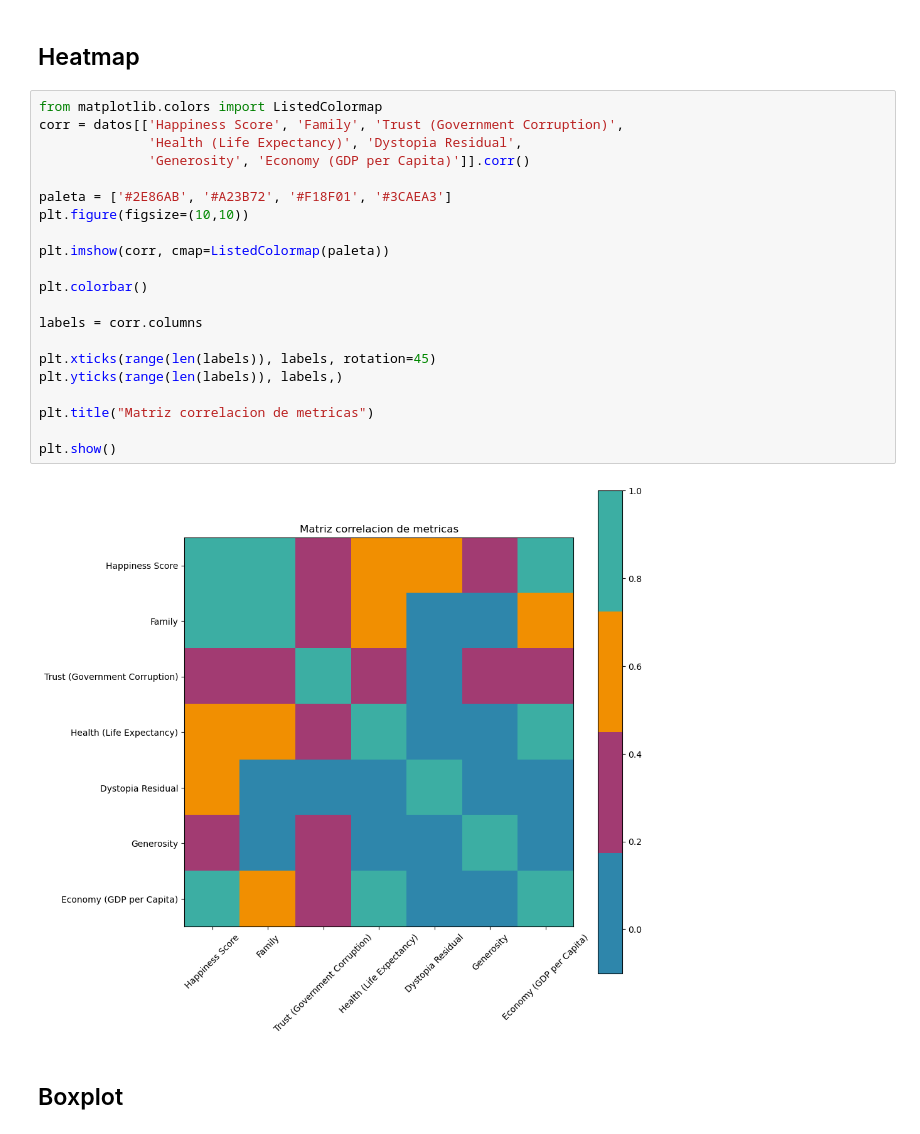
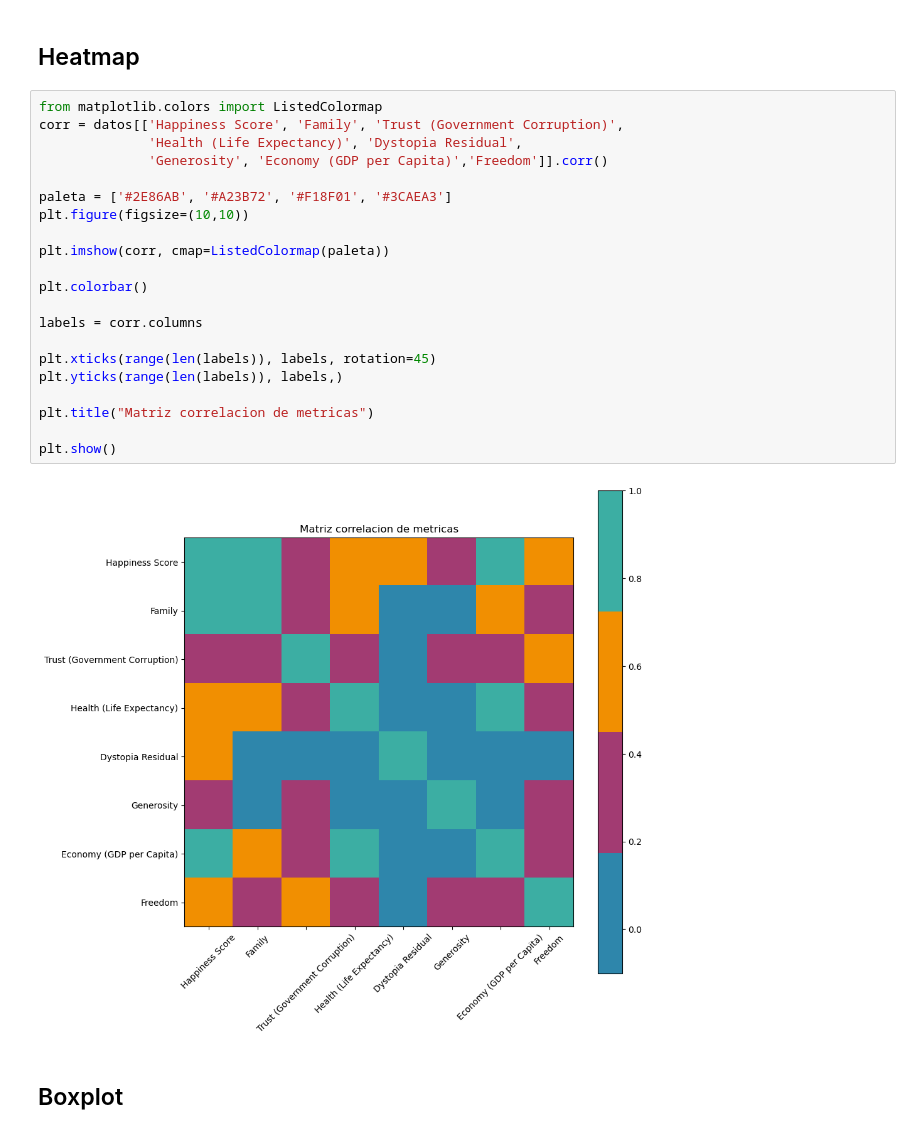
Before and after one commit to PapConAbrilar/Proyecto_Happiness, a Jupyter notebook: Proyecto.ipynb, the cells around one changed output. Cells and saved outputs as stored; diff of their text form.

```diff
--- a/Proyecto.ipynb
+++ b/Proyecto.ipynb
@@ -294,26 +294,26 @@ show(l)
 # %%
 from matplotlib.colors import ListedColormap
 corr = datos[['Happiness Score', 'Family', 'Trust (Government Corruption)',
               'Health (Life Expectancy)', 'Dystopia Residual',
-              'Generosity', 'Economy (GDP per Capita)']].corr()
+              'Generosity', 'Economy (GDP per Capita)','Freedom']].corr()
 
 paleta = ['#2E86AB', '#A23B72', '#F18F01', '#3CAEA3']
 plt.figure(figsize=(10,10))
 
 plt.imshow(corr, cmap=ListedColormap(paleta))
 
 plt.colorbar()
 
 labels = corr.columns
 
 plt.xticks(range(len(labels)), labels, rotation=45)
 plt.yticks(range(len(labels)), labels,)
 
 plt.title("Matriz correlacion de metricas")
 
 plt.show()
 # %% [output]
-[figure, old version]
+[figure, new version]
 # %% [markdown]
 ## Boxplot
 # %%
```
Also changed, not shown: parts of 2 cells of this notebook.
